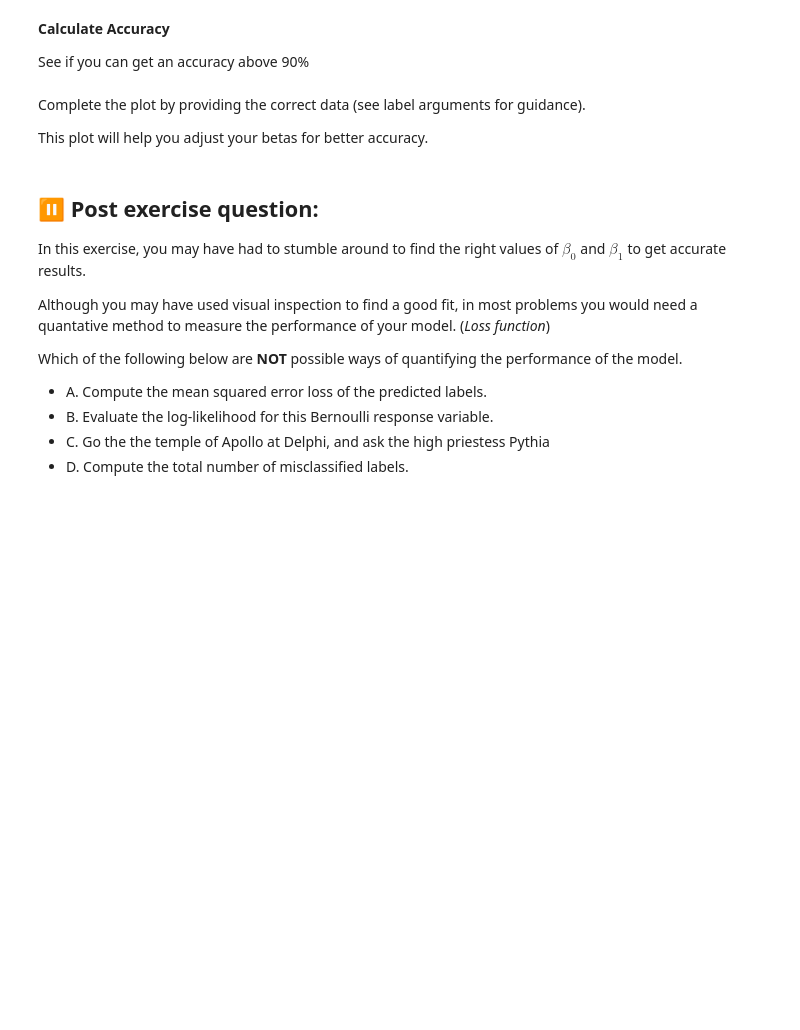
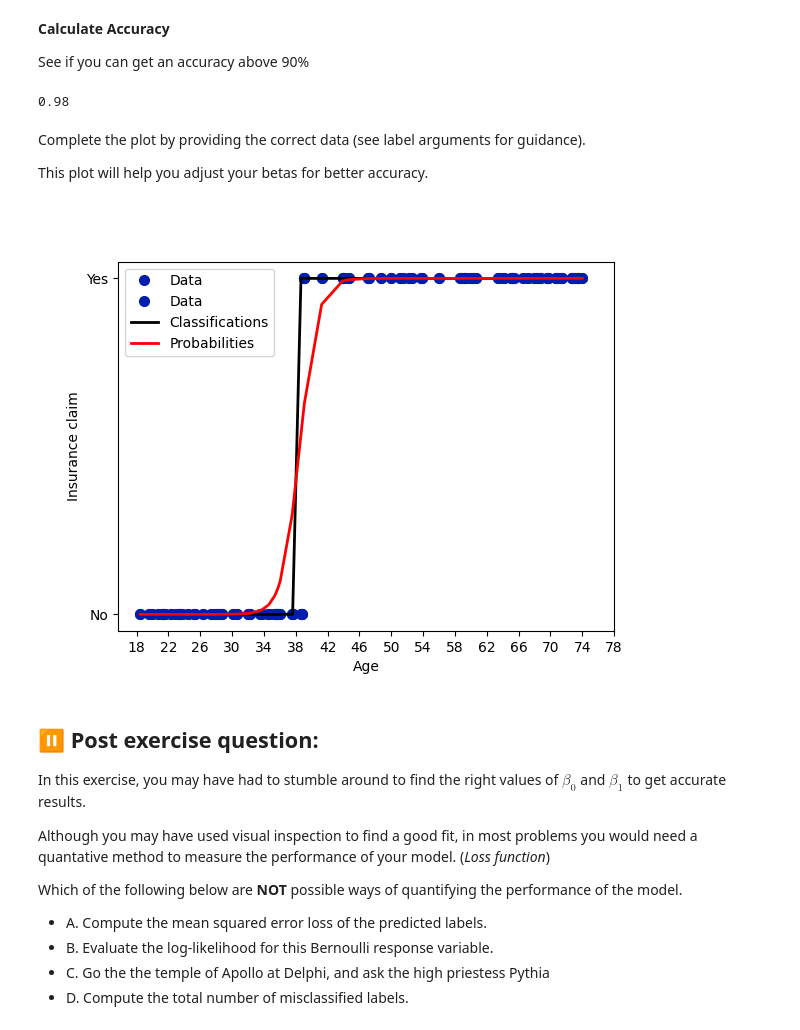
Before and after one commit to anantha-krishnan/data-science-harvardx, a Jupyter notebook: w5/logistic_beta.ipynb, the cells around one changed output. Drawn from its saved outputs; the diff is of its cells as text; code cells hidden in the pictures; blank space fills up the shorter version.

```diff
--- a/w5/logistic_beta.ipynb
+++ b/w5/logistic_beta.ipynb
@@ -62,3 +68,12 @@ beta1 = ___
+# %%
+### edTest(test_beta_guesstimate) ###
+#-(beta0 + beta1*x)=0
+# at x=around 40, y=0
+# So, beta0 + beta1*40=0
+# beta0 = -40*beta1
+# Let's take beta1=0.9 as the curve is very steep at 40
+beta1 = 0.9
+beta0 = -38.5*beta1
 # %% [markdown]
 Define the logistic function below and use it to predict the probability of a positive response value given each value of `age` in the dataset.
 
@@ -70,7 +85,8 @@ Hint: `np.exp()` may be useful here.
 # %%
 ### edTest(test_beta_computation) ###
 def logistic(x):
-    return ...
+    return 1/(1+np.exp(-(beta0 + beta1*x)))
 
 # P(y=1|x_i) for each x_i in x
-probas = ...
+probas = logistic(x)
+probas
@@ -81,7 +115,7 @@ If the predictions are above a threshold of 0.5, predict 1, otherwise predict 0.
 # %%
 # Get classification predictions
 
-y_pred = ...
+y_pred = (probas >= 0.5).astype(int)
 # %% [markdown]
 **Calculate Accuracy**
 
@@ -90,27 +124,31 @@ See if you can get an accuracy above 90%
 ### edTest(test_acc) ###
 # Use accuracy_score function to find the accuracy
 
-accuracy = accuracy_score(___, ___)
+accuracy = accuracy_score(y, y_pred)
 
 # Print the accuracy
-print(___)
+print(accuracy)
+# %% [output]
+0.98
 # %% [markdown]
 Complete the plot by providing the correct data (see label arguments for guidance).
 
 This plot will help you adjust your betas for better accuracy.
 # %%
 # Make a plot similar to the one above along with the fit curve
-plt.plot(___, ___,'o', markersize=7,color="#011DAD",label="Data")
+plt.plot(x, y,'o', markersize=7,color="#011DAD",label="Data")
 
-plt.plot(___,___,linewidth=2,color='black',label="Classifications")
-plt.plot(___,___,linewidth=2,color='red',label="Probabilities")
+plt.plot(x,y_pred,linewidth=2,color='black',label="Classifications")
+plt.plot(x,probas,linewidth=2,color='red',label="Probabilities")
 
 plt.xticks(np.arange(18, 80, 4.0))
 plt.xlabel("Age")
 plt.ylabel("Insurance claim")
 plt.yticks((0,1), labels=('No', 'Yes'))
 plt.legend()
 plt.show()
+# %% [output]
+[figure, added]
 # %% [markdown]
 ## ⏸ Post exercise question:
 
```
Also changed, not shown: parts of 5 cells of this notebook, 6 other files.
